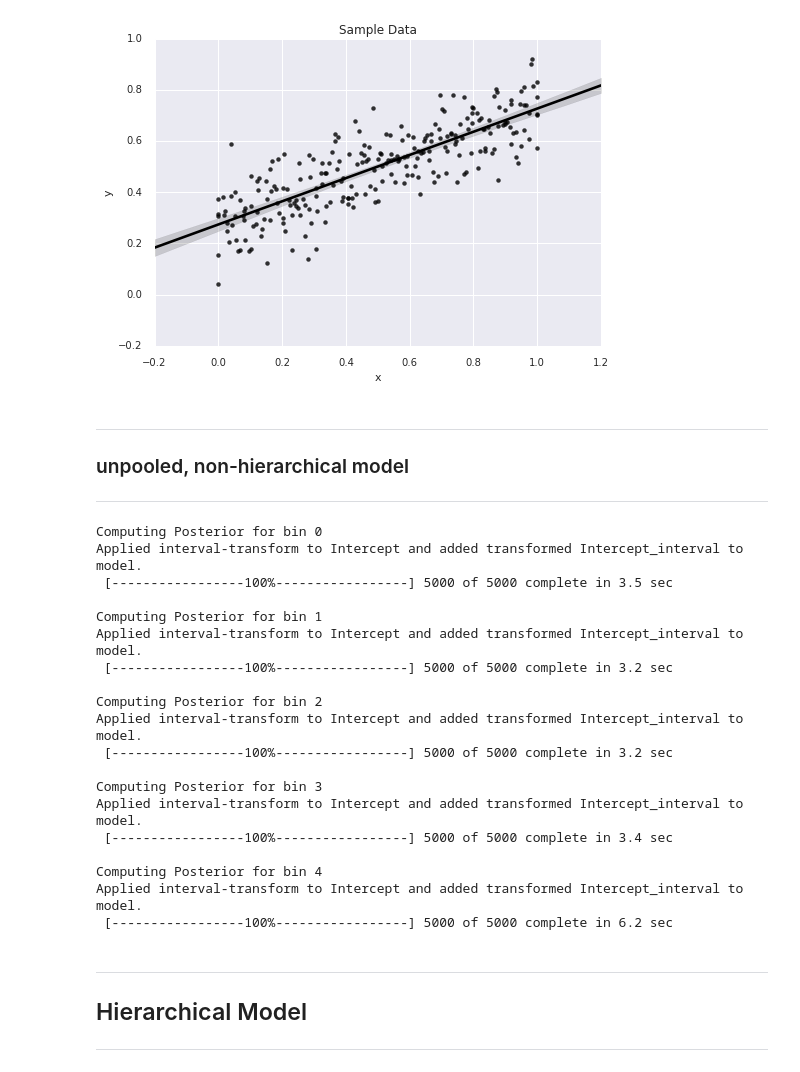
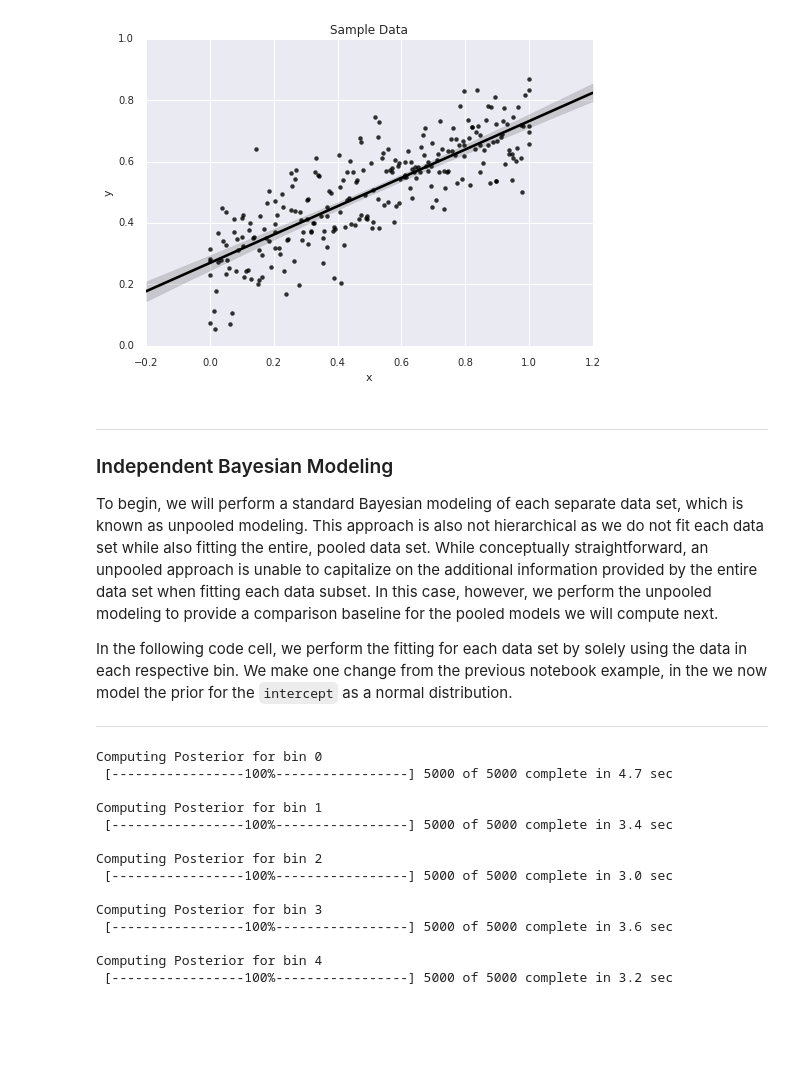
Before and after one commit to lcdm-uiuc/info490-sp16, a Jupyter notebook: Week11/notebooks/intro2pp-hm.ipynb, the cells around one changed output. Saved outputs shown, nothing was run; the diff lists cells and outputs as text; code cells hidden in the pictures; blank space fills up the shorter version.

```diff
--- a/Week11/notebooks/intro2pp-hm.ipynb
+++ b/Week11/notebooks/intro2pp-hm.ipynb
@@ -65,34 +83,52 @@ def randomizeModel(xmin=0, xmax = 1, num=20):
 
     return(x, y)
 # %%
+# Generate model data in n_bins
+
 n_bins = 5
-n_pts = [25, 40, 50, 60, 75]
+n_pts = [20, 40, 50, 60, 80]
 
 # Obtain sample data and plot data and model fit
 
 x = [] ; y = [] ; b = []
 
 for bin in range(n_bins):
     x_i, y_i = randomizeModel(num = n_pts[bin])
     b_i = [bin] * n_pts[bin]
 
     x.extend(x_i)
     y.extend(y_i)
     b.extend(b_i)
 
+# Make a dataframe to hold the data and associated bin (categorical)
 df = pd.DataFrame({'x': x, 'y': y, 'b': b})
 
+# Plot entire data.
 ax = sns.regplot(data = df, x = 'x', y = 'y', \
                  fit_reg=True, color='black', label="Data")
 ax.set(title='Sample Data')
 sns.despine(offset=5, trim=True)
 # %% [output]
-[figure, old version]
+[figure, new version]
-# %% [markdown]
------
-### unpooled, non-hierarchical model
-
------
+# %% [markdown]
+-----
+### Independent Bayesian Modeling
+
+To begin, we will perform a standard Bayesian modeling of each separate
+data set, which is known as unpooled modeling. This approach is also not
+hierarchical as we do not fit each data set while also fitting the
+entire, pooled data set. While conceptually straightforward, an unpooled
+approach is unable to capitalize on the additional information provided
+by the entire data set when fitting each data subset. In this case,
+however, we perform the unpooled modeling to provide a comparison
+baseline for the pooled models we will compute next.
+
+In the following code cell, we perform the fitting for each data set by
+solely using the data in each respective bin. We make one change from
+the previous notebook example, in the we now model the prior for the
+`intercept` as a normal distribution.
+
+-----
 # %%
 # This example follow the example in the pymc3 documentation
 # http://pymc-devs.github.io/pymc3/GLM-hierarchical/
@@ -112,7 +148,7 @@ for bin in range(n_bins):
     with pm.Model() as bin_model:
 
         # First, define stochastic model variables
-        intercept = pm.Uniform('Intercept', lower = 0, upper = 1)
+        intercept = pm.Normal('Intercept', mu = 0.25, sd = 1.0)
         slope = pm.Normal('Slope', mu = 1.0, sd = 1.0)
 
         # Now define stochastic variable for observation errors.
@@ -125,6 +161,8 @@ for bin in range(n_bins):
         # Sample values (likelihood)
         likelihood = pm.Normal('yn', mu=b_y_exp, sd=sigma, observed=b_y)
 
+        # Compute starting point, define sampler,
+        # and generate traces from the likelihood
         start = pm.find_MAP()
         step = pm.NUTS(scaling=start)
         trace = pm.sample(n_samples, step=step, start=start)
@@ -133,27 +171,16 @@ for bin in range(n_bins):
     indiv_traces[bin] = trace
 # %% [output]
 Computing Posterior for bin 0
-Applied interval-transform to Intercept and added transformed Intercept_interval to model.
- [-----------------100%-----------------] 5000 of 5000 complete in 3.5 sec
+ [-----------------100%-----------------] 5000 of 5000 complete in 4.7 sec
 
 Computing Posterior for bin 1
-Applied interval-transform to Intercept and added transformed Intercept_interval to model.
- [-----------------100%-----------------] 5000 of 5000 complete in 3.2 sec
+ [-----------------100%-----------------] 5000 of 5000 complete in 3.4 sec
 
 Computing Posterior for bin 2
-Applied interval-transform to Intercept and added transformed Intercept_interval to model.
- [-----------------100%-----------------] 5000 of 5000 complete in 3.2 sec
+ [-----------------100%-----------------] 5000 of 5000 complete in 3.0 sec
 
 Computing Posterior for bin 3
-Applied interval-transform to Intercept and added transformed Intercept_interval to model.
- [-----------------100%-----------------] 5000 of 5000 complete in 3.4 sec
+ [-----------------100%-----------------] 5000 of 5000 complete in 3.6 sec
 
 Computing Posterior for bin 4
-Applied interval-transform to Intercept and added transformed Intercept_interval to model.
- [-----------------100%-----------------] 5000 of 5000 complete in 6.2 sec
+ [-----------------100%-----------------] 5000 of 5000 complete in 3.2 sec
-# %% [markdown]
------
-
-## Hierarchical Model
-
------
```
Also changed, not shown: parts of 22 cells of this notebook, 1 other file.
